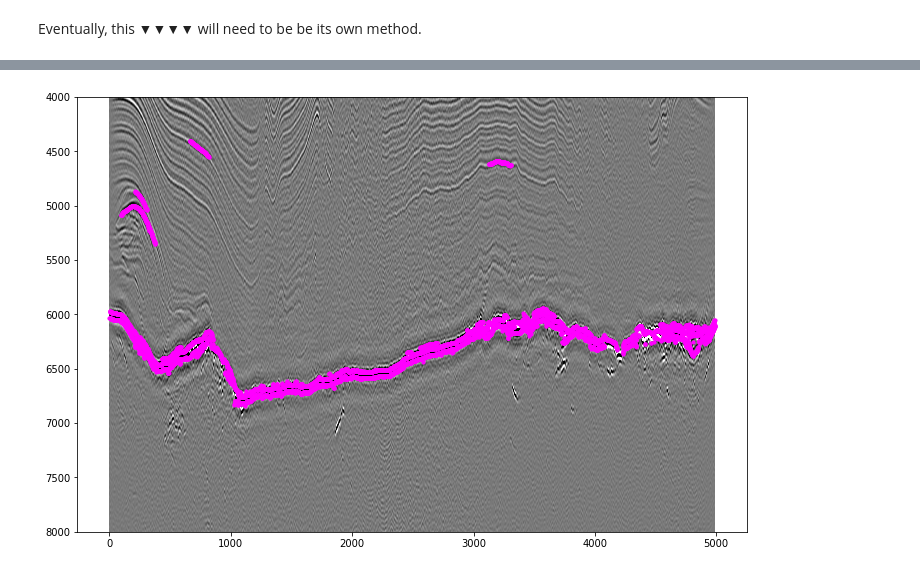
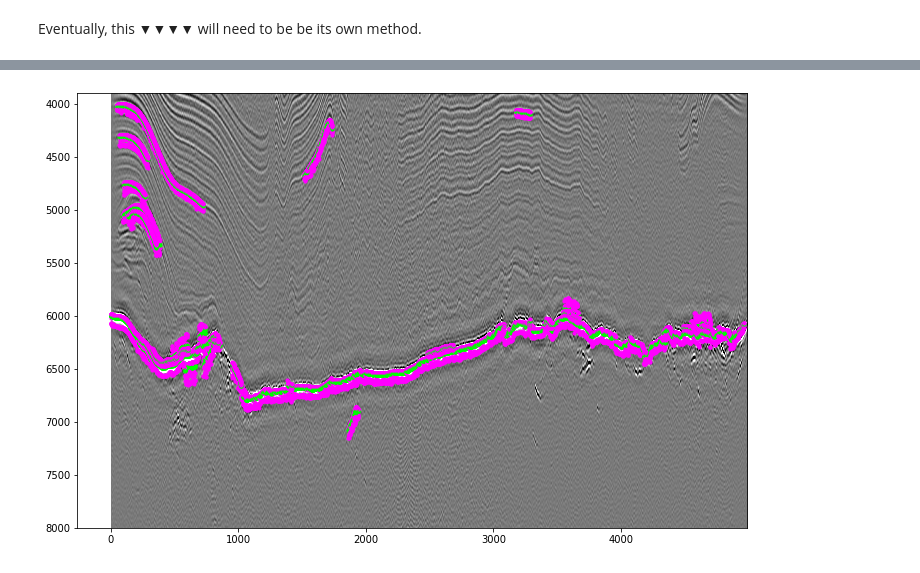
Before and after one commit to Jakidxav/ImpDAR_tutorials, a Jupyter notebook: autopicker/contourMiddle_many_negative.ipynb, the cells around one changed output, grey strips where cells are left out. Cells and saved outputs as stored; diff of their text form; code cells hidden in the pictures.

```diff
--- a/autopicker/contourMiddle_many_negative.ipynb
+++ b/autopicker/contourMiddle_many_negative.ipynb
@@ -454,7 +133,8 @@ def find_contour_points(contour, argx_list):
 
     return uniquex, saved_points
 # %%
-def find_ridge_points(uniquex, saved_points, data, ridge_points):
+def find_ridge_points(to_delete, uniquex, saved_points, data, ridge_points):
+
     for i, point in enumerate(saved_points):
         if(len(point == 2)):
             idx1 = point[0]
@@ -470,12 +150,27 @@ def find_ridge_points(uniquex, saved_points, data, ridge_points):
         y1 = int(contour[idx1, 0])
         y2 = int(contour[idx2, 0])
 
-        if len(data[y2:y1, x]) == 0:
-            ridge_points.append(np.where(data[:, x] == np.max(data[y1:y2, x]))[0])
+        #check to see whether *both* points lie in a ridge or trough (for positive and negative contours)
+        #only contains positive numbers: ridge --> search for troughs later
+        if np.logical_and(data[y1, x] > 0, data[y2, x] > 0):
+            if len(data[y2:y1, x]) == 0:
+                ridge_points.append(np.where(data[:, x] == np.max(data[y1:y2, x]))[0])
+            else:
+                ridge_points.append(np.where(data[:, x] == np.max(data[y2:y1, x]))[0])
+
+        #only contains negative numbers: trough --> search for ridges later
+        elif np.logical_and(data[y1, x] < 0, data[y2, x] < 0):
+            if len(data[y2:y1, x]) == 0:
+                ridge_points.append(np.where(data[:, x] == np.min(data[y1:y2, x]))[0])
+            else:
+                ridge_points.append(np.where(data[:, x] == np.min(data[y2:y1, x]))[0])
+
+        #else the points contain both a positive and negative value, we need to skip over that
+        #if we skip over that point, we need to delete it from uniquex and saved_points
         else:
-            ridge_points.append(np.where(data[:, x] == np.max(data[y2:y1, x]))[0])
+            to_delete.append(x)
 
-    return [elem[0] for elem in ridge_points]
+    return [elem[0] for elem in ridge_points], to_delete
 # %%
 def find_troughs(uniquex, ridge_points, data):
     maxrows, maxcols = np.shape(data)
@@ -552,13 +239,19 @@ for i, contour in enumerate(last_long_contours):
 
     #find x values for contour and where along that contour that x value occurs (aka, y values)
     uniquex, saved_points = find_contour_points(contour, argx_list)
-    uniquex_list.append(uniquex)
     saved_points_list.append(saved_points)
 
     #find y values and ridge points for each contour
     ridge_points = []
-    ridge = find_ridge_points(uniquex, saved_points, data, ridge_points)
+    to_deletex = []
+
+    ridge, to_deletex = find_ridge_points(to_deletex, uniquex, saved_points, data, ridge_points)
     ridge_points_list.append(ridge)
+
+    #now we need to delete the values that we couldn't find a ridge/trough value from
+    #now they should be the same length
+    uniquex = [x for x in uniquex if x not in to_deletex]
+    uniquex_list.append(uniquex)
 
     #find top and bottom troughs/peaks
     top, bottom = find_troughs(uniquex, ridge, data)
@@ -616,22 +309,29 @@ plt.show()
 # %%
 %matplotlib inline
 fig, ax = plt.subplots(figsize=(12, 8))
 
 #plot grid
 ax.imshow(data, cmap='gray', aspect='auto', vmin=mini, vmax=maxi, interpolation='nearest')
 
 for i in range(len(ridge_points_list)):
     #plot ridge points
     ridge = ridge_points_list[i]
     uniqx = uniquex_list[i]
+    top_ = top_list[i]
+    bottom_ = bottom_list[i]
 
     for j, x in enumerate(uniqx):
+        t = top_[j]
         r = ridge[j]
+        b = bottom_[j]
+
+        ax.scatter(x, t, color='magenta', marker='o', s=10)
         ax.scatter(x, r, color='lime', marker='o', s=10)
+        ax.scatter(x, b, color='magenta', marker='o', s=10)
 
-ax.set_ylim(8000, 4000)
+ax.set_ylim(8000, 3900)
 
 plt.show()
 # %% [output]
-[figure, old version]
+[figure, new version]
 # %%
```
Also changed, not shown: parts of 34 cells of this notebook, 1 other file.
